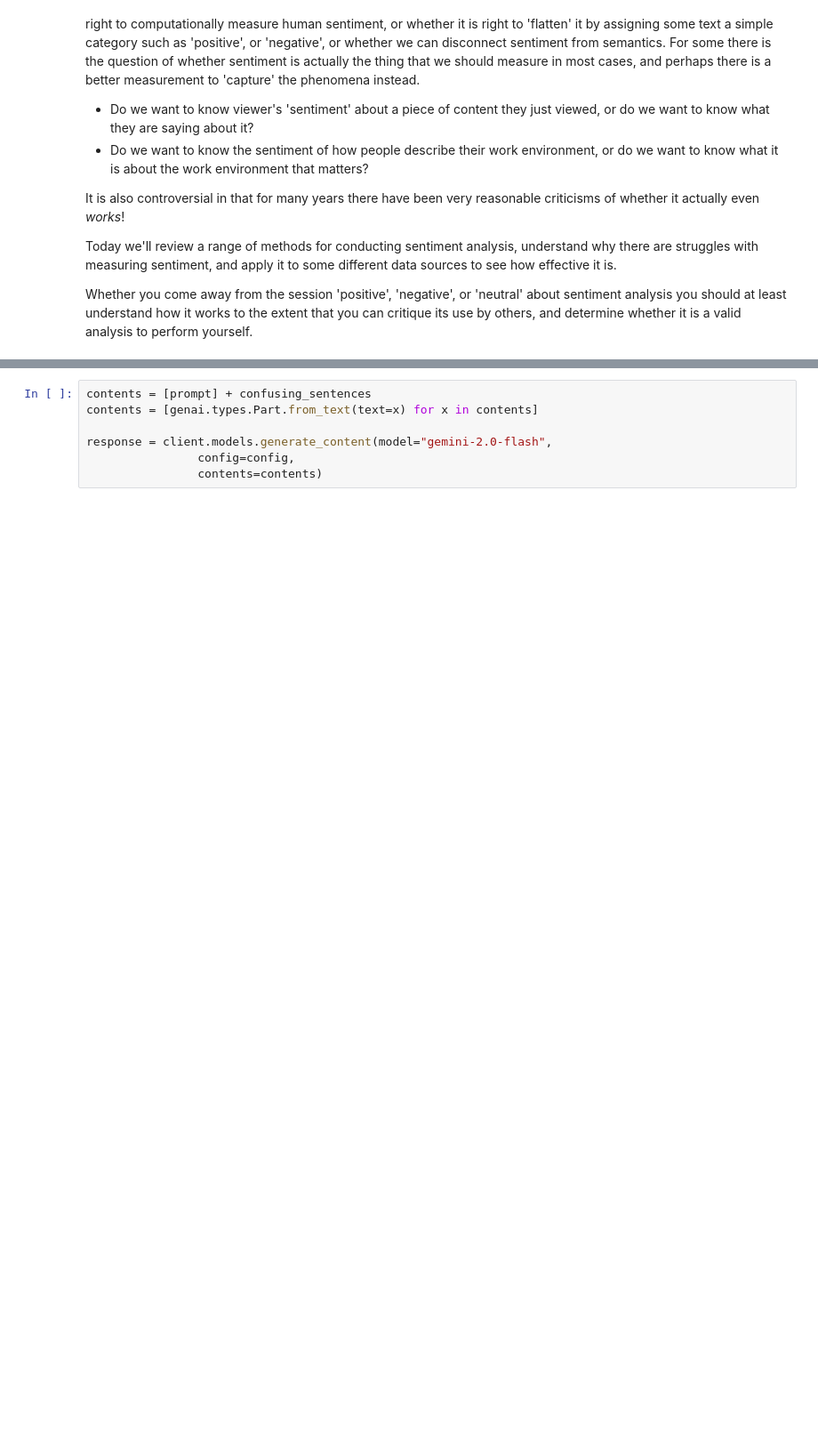
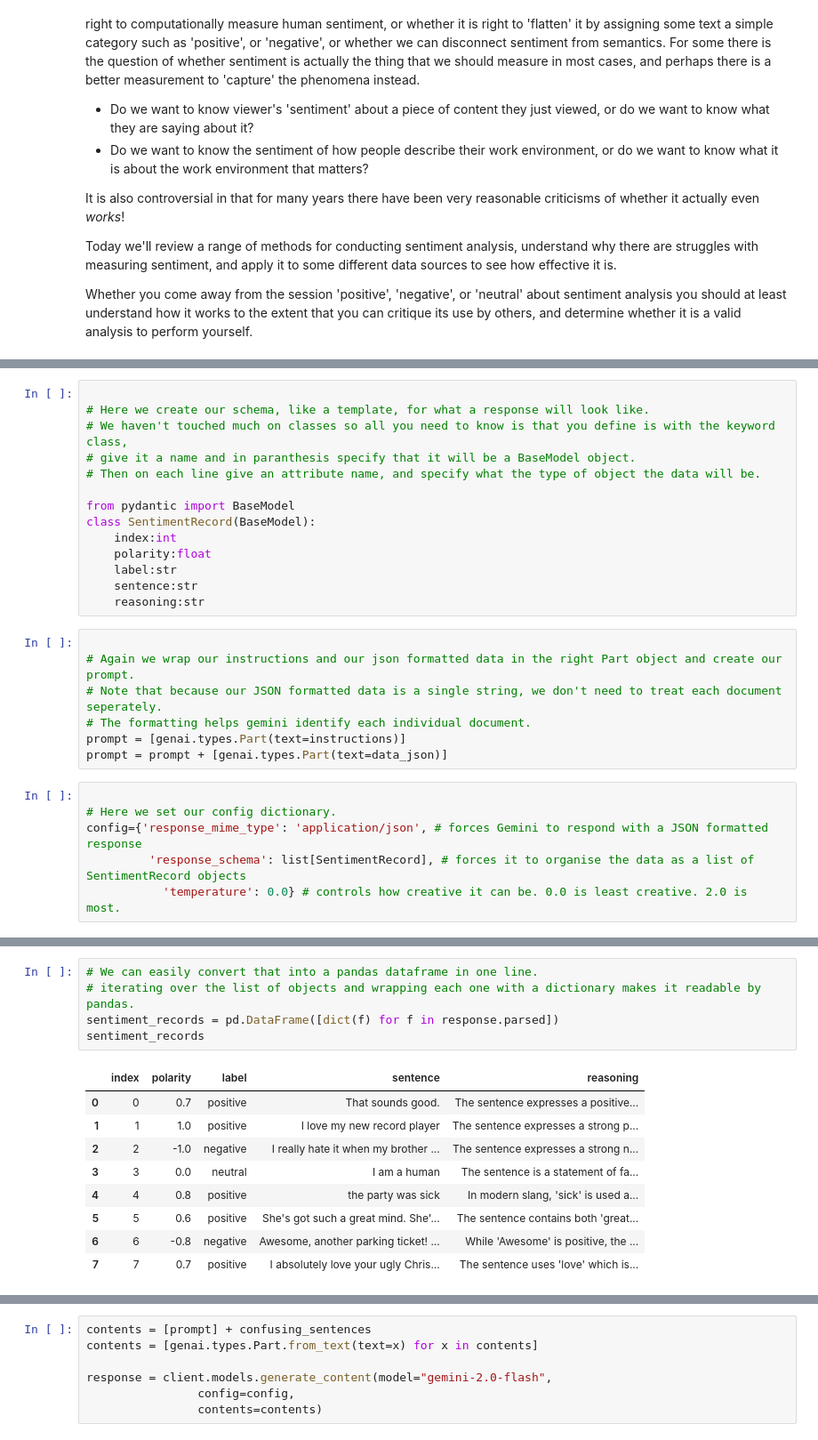
Before and after one commit to Minyall/sc290_materials, a Jupyter notebook: 5_sentiment/lyrics_sentiment.ipynb, the cells around one changed output, grey strips where cells are left out. Shown at 89% size. Drawn from its saved outputs; the diff is of its cells as text; blank space fills up the shorter version.

```diff
--- a/5_sentiment/lyrics_sentiment.ipynb
+++ b/5_sentiment/lyrics_sentiment.ipynb
@@ -131,0 +288,27 @@ print(response.text)
+# %%
+
+# Here we create our schema, like a template, for what a response will look like.
+# We haven't touched much on classes so all you need to know is that you define is with the keyword class,
+# give it a name and in paranthesis specify that it will be a BaseModel object.
+# Then on each line give an attribute name, and specify what the type of object the data will be.
+
+from pydantic import BaseModel
+class SentimentRecord(BaseModel):
+    index:int
+    polarity:float
+    label:str
+    sentence:str
+    reasoning:str
+# %%
+
+# Again we wrap our instructions and our json formatted data in the right Part object and create our prompt.
+# Note that because our JSON formatted data is a single string, we don't need to treat each document seperately.
+# The formatting helps gemini identify each individual document.
+prompt = [genai.types.Part(text=instructions)]
+prompt = prompt + [genai.types.Part(text=data_json)]
+# %%
+
+# Here we set our config dictionary.
+config={'response_mime_type': 'application/json', # forces Gemini to respond with a JSON formatted response
+         'response_schema': list[SentimentRecord], # forces it to organise the data as a list of SentimentRecord objects
+           'temperature': 0.0} # controls how creative it can be. 0.0 is least creative. 2.0 is most.
@@ -131,0 +330,15 @@ print(response.text)
+# %%
+# We can easily convert that into a pandas dataframe in one line.
+# iterating over the list of objects and wrapping each one with a dictionary makes it readable by pandas.
+sentiment_records = pd.DataFrame([dict(f) for f in response.parsed])
+sentiment_records
+# %% [output]
+|  | index | polarity | label | sentence | reasoning |
+| 0 | 0 | 0.7 | positive | That sounds good. | The sentence expresses a positive... |
+| 1 | 1 | 1.0 | positive | I love my new record player | The sentence expresses a strong p... |
+| 2 | 2 | -1.0 | negative | I really hate it when my brother ... | The sentence expresses a strong n... |
+| 3 | 3 | 0.0 | neutral | I am a human | The sentence is a statement of fa... |
+| 4 | 4 | 0.8 | positive | the party was sick | In modern slang, 'sick' is used a... |
+| 5 | 5 | 0.6 | positive | She's got such a great mind. She'... | The sentence contains both 'great... |
+| 6 | 6 | -0.8 | negative | Awesome, another parking ticket! ... | While 'Awesome' is positive, the ... |
+| 7 | 7 | 0.7 | positive | I absolutely love your ugly Chris... | The sentence uses 'love' which is... |
```
Also changed, not shown: parts of 36 cells of this notebook.
